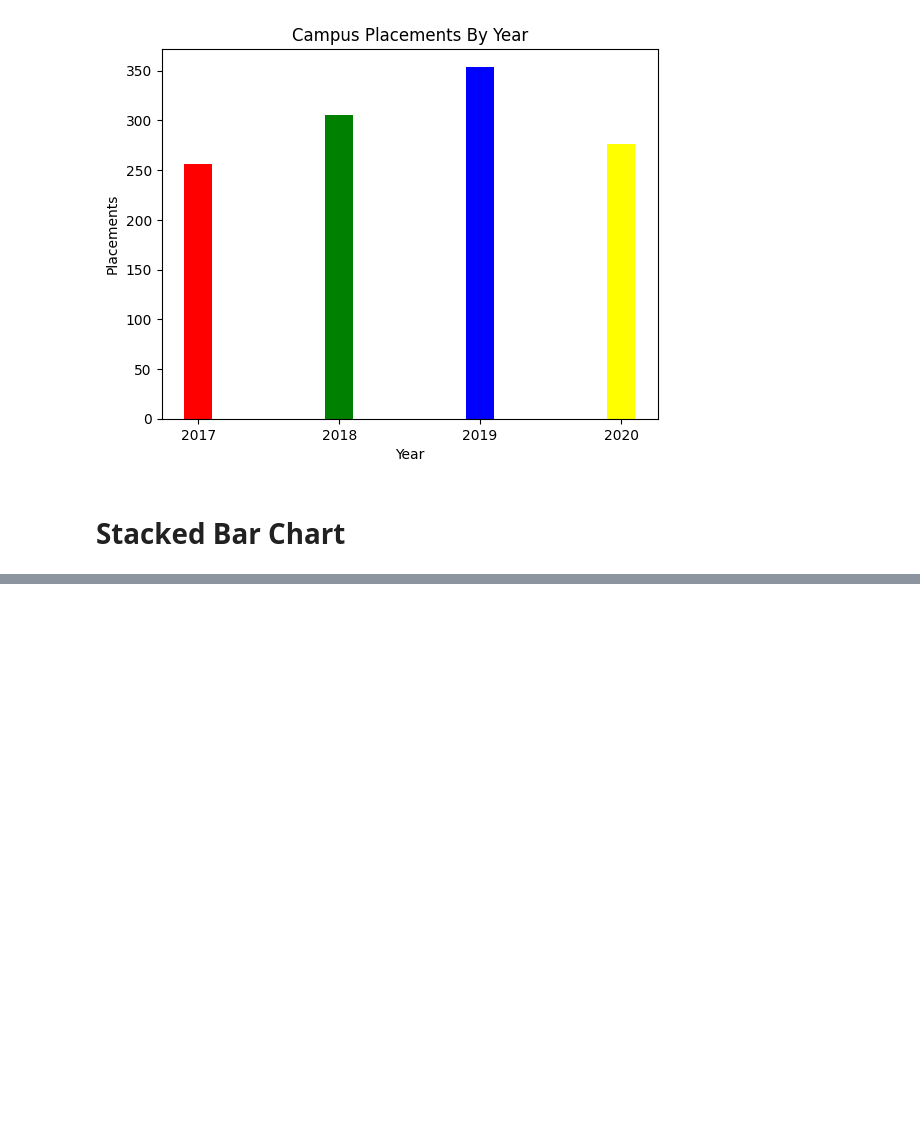
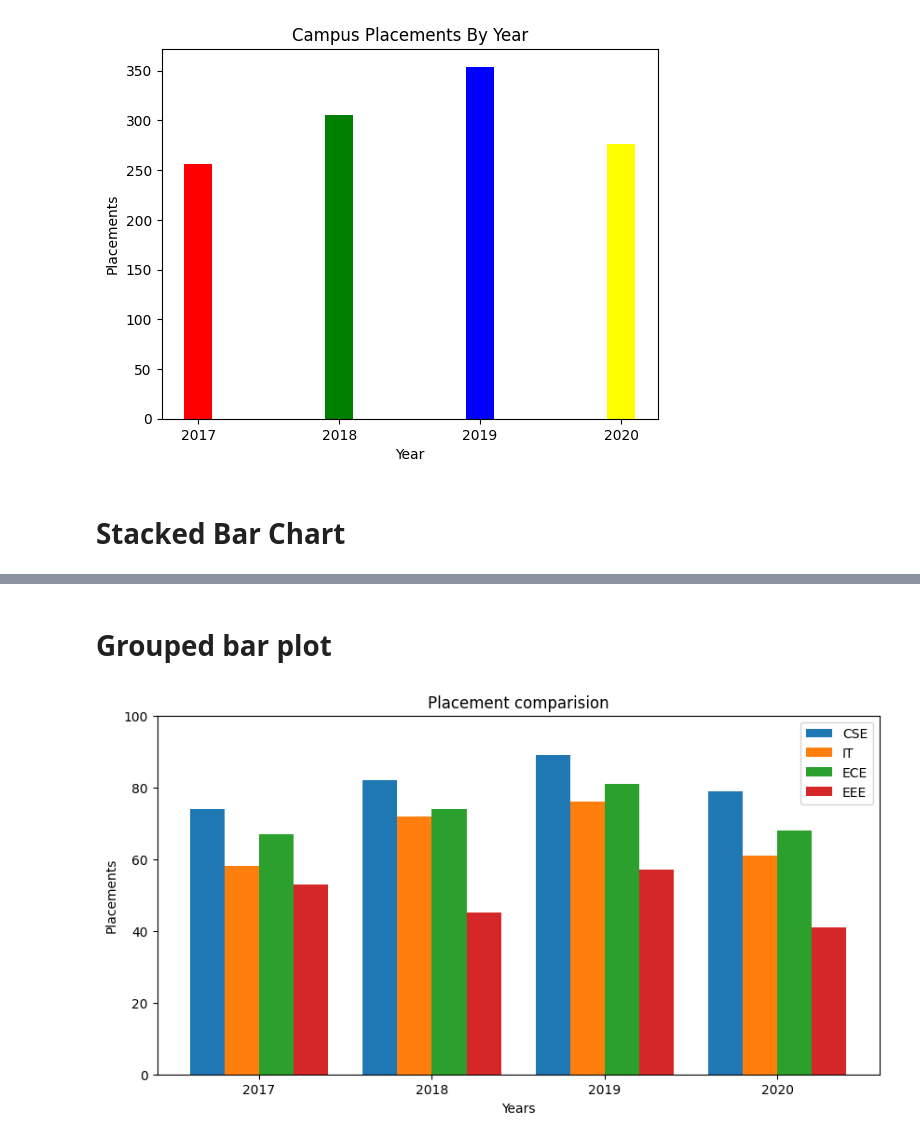
Before and after one commit to sbborusu/530pm_Agentic_Ai_Batch_7thApril, a Jupyter notebook: Matplotlib.ipynb, the cells around one changed output, grey strips where cells are left out. Cells and saved outputs as stored; diff of their text form; code cells hidden in the pictures; blank space fills up the shorter version.

```diff
--- a/Matplotlib.ipynb
+++ b/Matplotlib.ipynb
@@ -929,0 +972,38 @@ plt.show()
+# %% [markdown]
+# Grouped bar plot
+# %%
+import matplotlib.pyplot as plt
+import numpy as np
+
+years=["2017", "2018", "2019", "2020"]
+cse = [74, 82, 89, 79]
+it=[58,72,76,61]
+ece=[67,74,81,68]
+eee=[53,45,57,41]
+w=0.2
+
+cse_bar = np.arange(len(years))
+it_bar = [i + w for i in cse_bar]
+ece_bar = [i + w for i in it_bar]
+eee_bar = [i + w for i in ece_bar]
+
+plt.figure(figsize=(10,5)) #If this is added, it should be added at the top before starting any plot functions
+
+#Locations to plot
+
+plt.bar(cse_bar,cse, width=w, label="CSE")
+plt.bar(it_bar,it, width=w, label="IT")
+plt.bar(ece_bar,ece, width=w, label="ECE")
+plt.bar(eee_bar,eee, width=w, label="EEE")
+
+#plt.xticks(cse_bar,years) # This shows the ticker on cse bar
+plt.xticks(cse_bar+w+w/2,years)
+plt.ylim(0,100)
+plt.xlabel("Years")
+plt.ylabel("Placements")
+
+plt.title("Placement comparision")
+plt.legend()
+plt.show()
+# %% [output]
+[figure, added]
```
Also changed, not shown: parts of 3 cells of this notebook.
